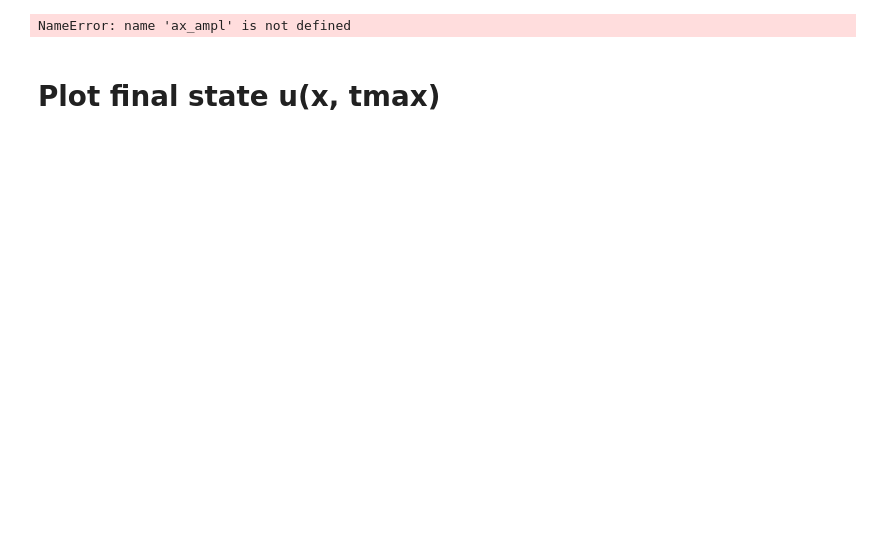
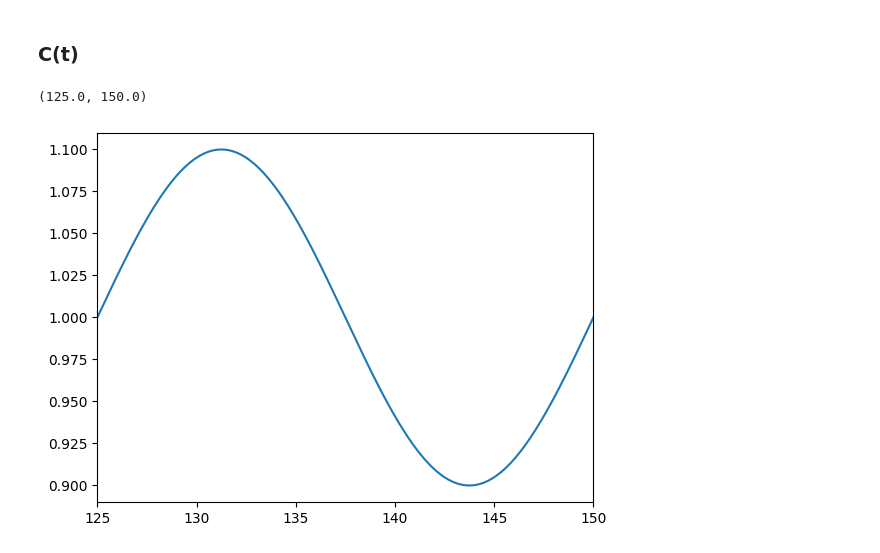
Before and after one commit to suanno/stage2, a Jupyter notebook: codes_tdgl/1D/plot/single_kink.ipynb, the cells around one changed output. Drawn from its saved outputs; the diff is of its cells as text; code cells hidden in the pictures; blank space fills up the shorter version.

```diff
--- a/codes_tdgl/1D/plot/single_kink.ipynb
+++ b/codes_tdgl/1D/plot/single_kink.ipynb
@@ -10,5 +14,5 @@ import time
 # %%
 dt = 0.1
-tspan = 40000
+tspan = 1000
 tspan/dt
 # %% [output]
@@ -98,9 +123,0 @@ ax.set_xlim(t_min,t_max)
-# %%
-#fig_ampl, ax_ampl = plt.subplots()
-#fig_mean, ax_mean = plt.subplots()
-ax_ampl.set_xlabel("C(t) Amplitude A")
-ax_ampl.set_ylabel("L oscillation Amplitude")
-ax_ampl.set_title("C = 1 + A*sin(2pi t/25)")
-fig_ampl
-# %% [output]
-NameError: name 'ax_ampl' is not defined
@@ -128,2 +123,0 @@ np.exp(2*L0) - 48*100
-# %% [markdown]
-# Plot final state u(x, tmax)
@@ -167,0 +124,20 @@ plt.title('t = ' + str(tmax))
+# %% [markdown]
+### C(t)
+# %%
+# Read u average at any time
+f = open("../fileCout.dat", "r")
+N = int(round(tspan/dt))
+tt = np.zeros(N+1)
+Cs = np.zeros(N+1)
+i = 0
+for row in f:
+    a, b = row.split(" ")
+    tt[i] = float(a)
+    Cs[i] = float(b)
+    i = i + 1
+plt.plot(tt, Cs)
+
+plt.xlim(t_min, t_max)
+# %% [output]
+(125.0, 150.0)
+[figure, added]
```
Also changed, not shown: parts of 17 cells of this notebook, 30 other files.
